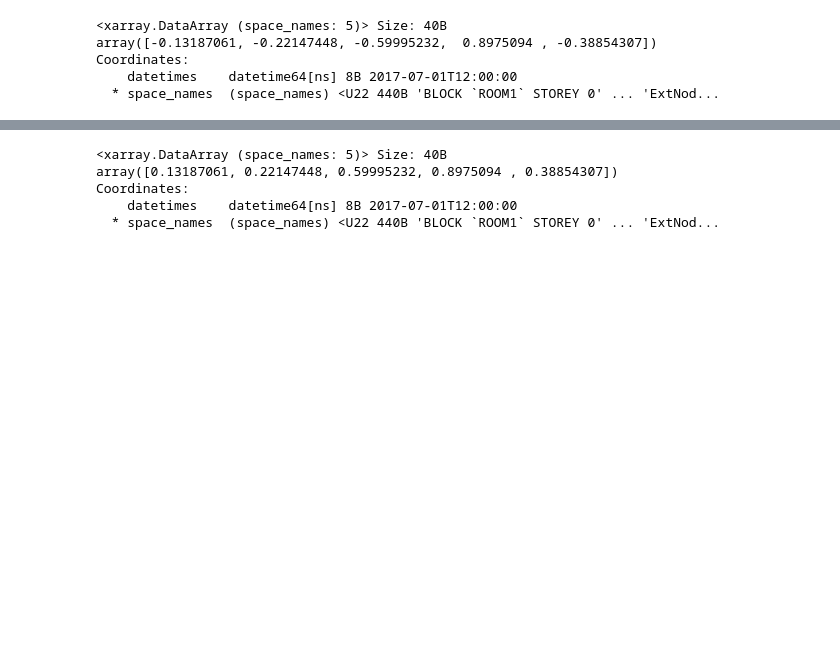
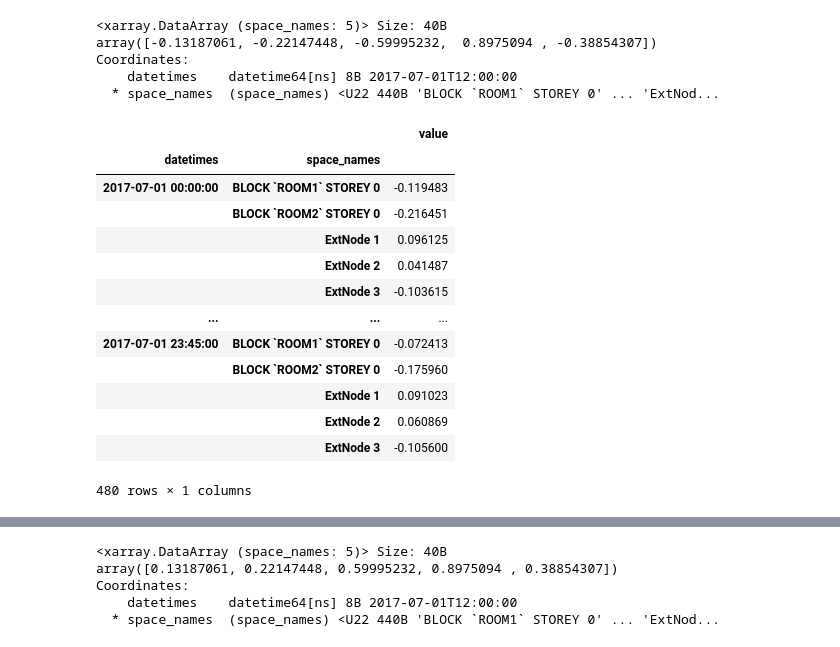
Before and after one commit to juliet29/plan2eplus, a Jupyter notebook: notebooks/xarray.ipynb, the cells around one changed output, grey strips where cells are left out. Cells and saved outputs as stored; diff of their text form; code cells hidden in the pictures; blank space fills up the shorter version.

```diff
--- a/notebooks/xarray.ipynb
+++ b/notebooks/xarray.ipynb
@@ -32,3 +34,21 @@ array([-0.13187061, -0.22147448, -0.59995232,  0.8975094 , -0.38854307])
 Coordinates:
     datetimes    datetime64[ns] 8B 2017-07-01T12:00:00
   * space_names  (space_names) <U22 440B 'BLOCK `ROOM1` STOREY 0' ... 'ExtNod...
+# %%
+pdf = pressure.data_arr.to_dataframe("value")
+pdf
+# %% [output]
+|  |  | value |
+| datetimes | space_names |  |
+| 2017-07-01 00:00:00 | BLOCK `ROOM1` STOREY 0 | -0.119483 |
+|  | BLOCK `ROOM2` STOREY 0 | -0.216451 |
+|  | ExtNode 1 | 0.096125 |
+|  | ExtNode 2 | 0.041487 |
+|  | ExtNode 3 | -0.103615 |
+| ... | ... | ... |
+| 2017-07-01 23:45:00 | BLOCK `ROOM1` STOREY 0 | -0.072413 |
+|  | BLOCK `ROOM2` STOREY 0 | -0.175960 |
+|  | ExtNode 1 | 0.091023 |
+|  | ExtNode 2 | 0.060869 |
+|  | ExtNode 3 | -0.105600 |
+480 rows × 1 columns
```
Also changed, not shown: parts of 2 cells of this notebook, 43 other files.
